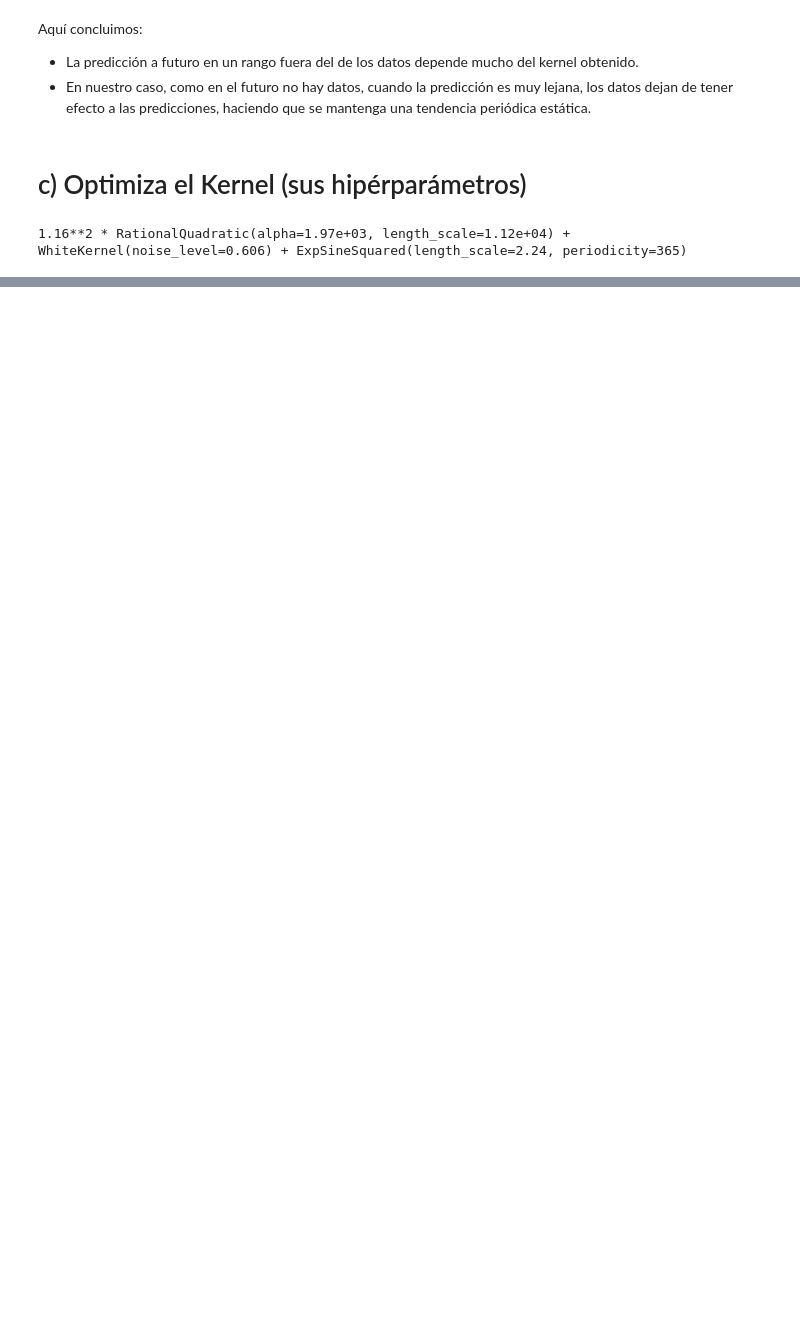
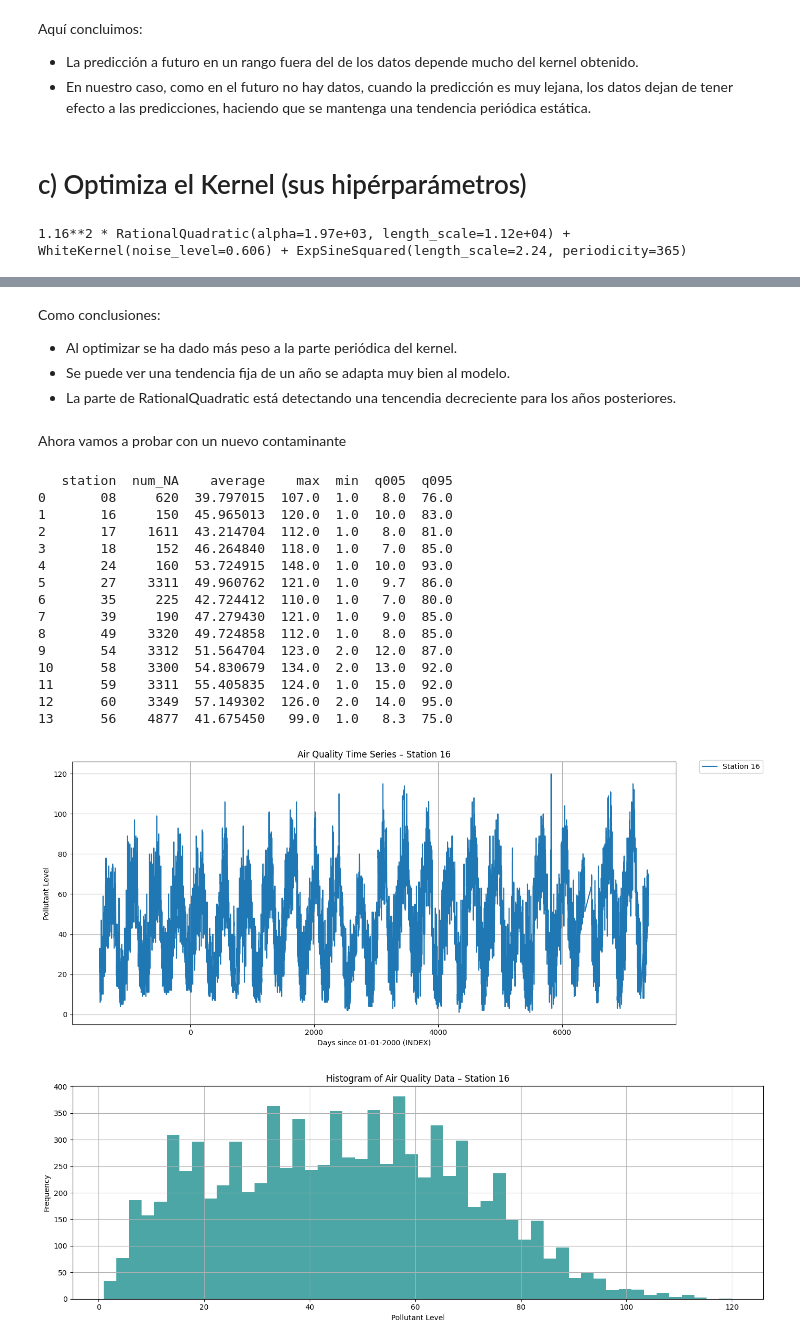
Before and after one commit to Davidjmz12/Automatic-Learning, a Jupyter notebook: Lab-08/P8_extra.ipynb, the cells around one changed output, grey strips where cells are left out. Cells and saved outputs as stored; diff of their text form; code cells hidden in the pictures; blank space fills up the shorter version.

```diff
--- a/Lab-08/P8_extra.ipynb
+++ b/Lab-08/P8_extra.ipynb
@@ -678,0 +678,42 @@ Puedes repetir esto con diferentes contaminantes. Recuerda justificar el diseño
+# %% [markdown]
+Como conclusiones:
+- Al optimizar se ha dado más peso a la parte periódica del kernel.
+- Se puede ver una tendencia fija de un año se adapta muy bien al modelo.
+- La parte de RationalQuadratic está detectando una tencendia decreciente para los años posteriores.
+# %% [markdown]
+Ahora vamos a probar con un nuevo contaminante
+# %%
+contaminant="O3"
+final_data = parse_multiple_files(file_list, contaminant_name_to_code[contaminant])
+
+# Check the data statistics  and plot the time series
+summary_table = summarize_station_data(final_data)
+print(summary_table)
+
+# Pick a station with data
+station_id = "16"
+plot_station_time_series(final_data, station_id)
+
+# Plot the histogram of the data for the selected station
+histogram_station_data(final_data, station_id)
+
+# Plot the monthly data for the selected station
+monthly_data = get_station_monthly_data(final_data, station_id)
+# %% [output]
+   station  num_NA    average    max  min  q005  q095
+0       08     620  39.797015  107.0  1.0   8.0  76.0
+1       16     150  45.965013  120.0  1.0  10.0  83.0
+2       17    1611  43.214704  112.0  1.0   8.0  81.0
+3       18     152  46.264840  118.0  1.0   7.0  85.0
+4       24     160  53.724915  148.0  1.0  10.0  93.0
+5       27    3311  49.960762  121.0  1.0   9.7  86.0
+6       35     225  42.724412  110.0  1.0   7.0  80.0
+7       39     190  47.279430  121.0  1.0   9.0  85.0
+8       49    3320  49.724858  112.0  1.0   8.0  85.0
+9       54    3312  51.564704  123.0  2.0  12.0  87.0
+10      58    3300  54.830679  134.0  2.0  13.0  92.0
+11      59    3311  55.405835  124.0  1.0  15.0  92.0
+12      60    3349  57.149302  126.0  2.0  14.0  95.0
+13      56    4877  41.675450   99.0  1.0   8.3  75.0
+[figure, added]
+[figure, added]
```
Also changed, not shown: parts of 19 cells of this notebook, 1 other file.
